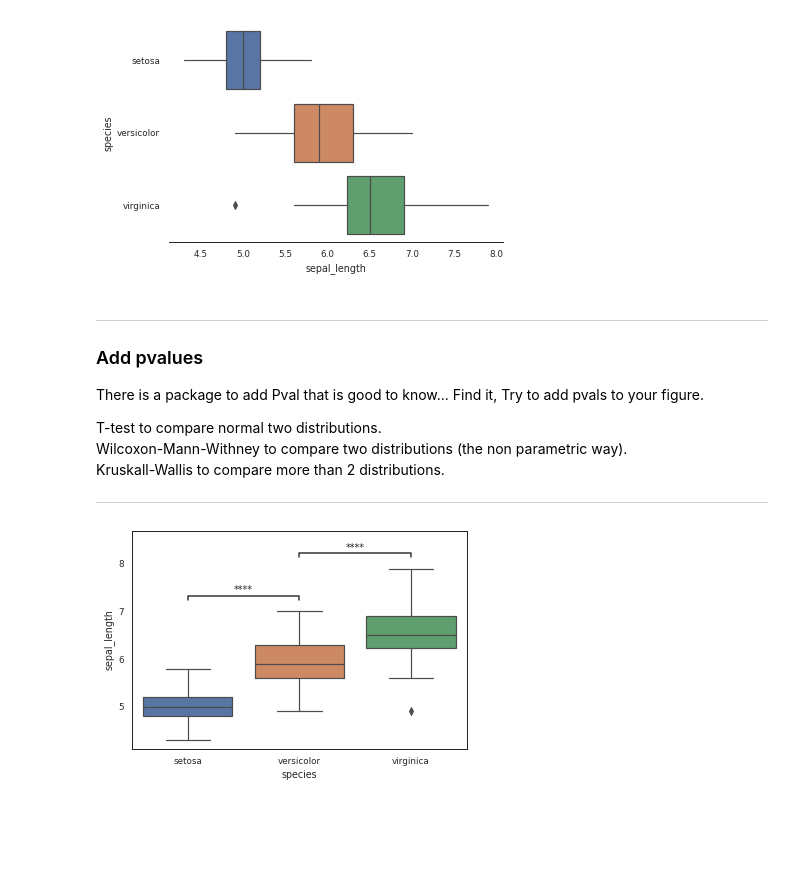
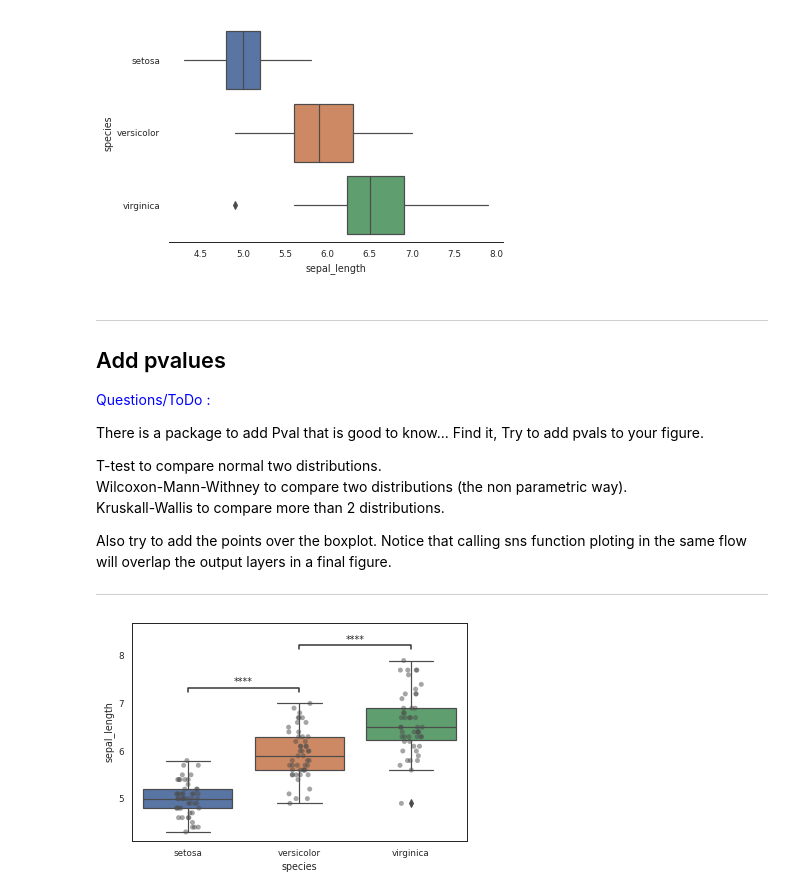
Before and after one commit to ZheFrench/Qbio, a Jupyter notebook: Module1.ipynb, the cells around one changed output. Drawn from its saved outputs; the diff is of its cells as text; code cells hidden in the pictures; blank space fills up the shorter version.

```diff
--- a/Module1.ipynb
+++ b/Module1.ipynb
@@ -101,7 +109,10 @@ plt.show()
 [figure]
 # %% [markdown]
 ___
-### Add pvalues
+## Add pvalues
+
+<span style="color:blue">Questions/ToDo : </span>
+
 
 There is a package to add Pval that is good to know...
 Find it, Try to add pvals to your figure.
@@ -109,19 +120,22 @@ Find it, Try to add pvals to your figure.
 T-test to compare normal two distributions.
 Wilcoxon-Mann-Withney to compare two distributions (the non parametric way).
 Kruskall-Wallis to compare more than 2 distributions.
+
+Also try to add the points over the boxplot. Notice that calling sns function ploting in the same flow will overlap the output layers in a final figure.
 ___
 # %%
 from statannot import add_stat_annotation
 
 
 order = ['setosa', 'versicolor', 'virginica']
 ax = sns.boxplot(x='species',y='sepal_length',order=order,data=dataframe)
 
 test_results = add_stat_annotation(ax, data=dataframe, x='species', y='sepal_length', order=order,
                                    box_pairs=[("setosa", "versicolor"),("versicolor", "virginica")],
                                    test='Mann-Whitney', text_format='star',
                                    loc='inside', verbose=0)
 
+sns.stripplot(x="species", y="sepal_length", data=dataframe, color=".3",alpha=0.5)
 plt.show()
 # %% [output]
-[figure, old version]
+[figure, new version]
```
Also changed, not shown: parts of 14 cells of this notebook, 15 other files.
